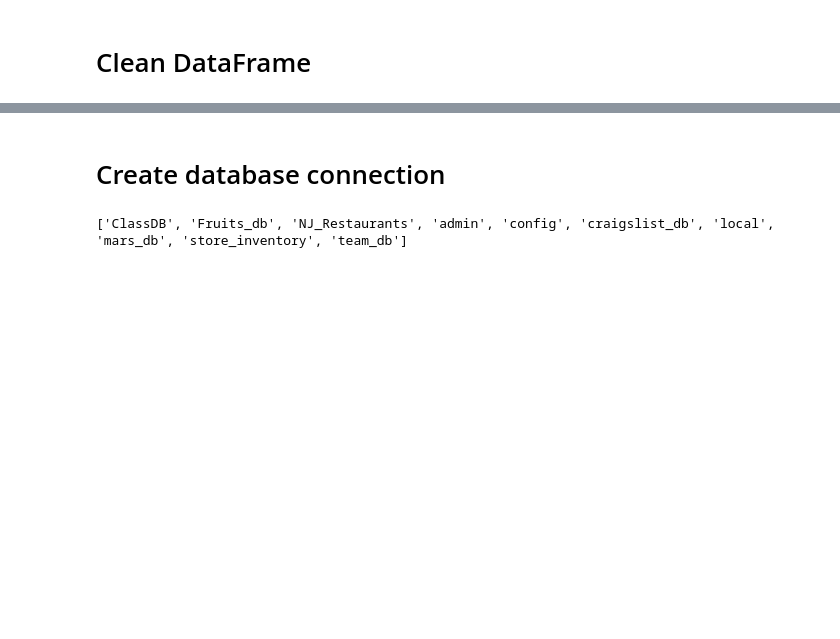
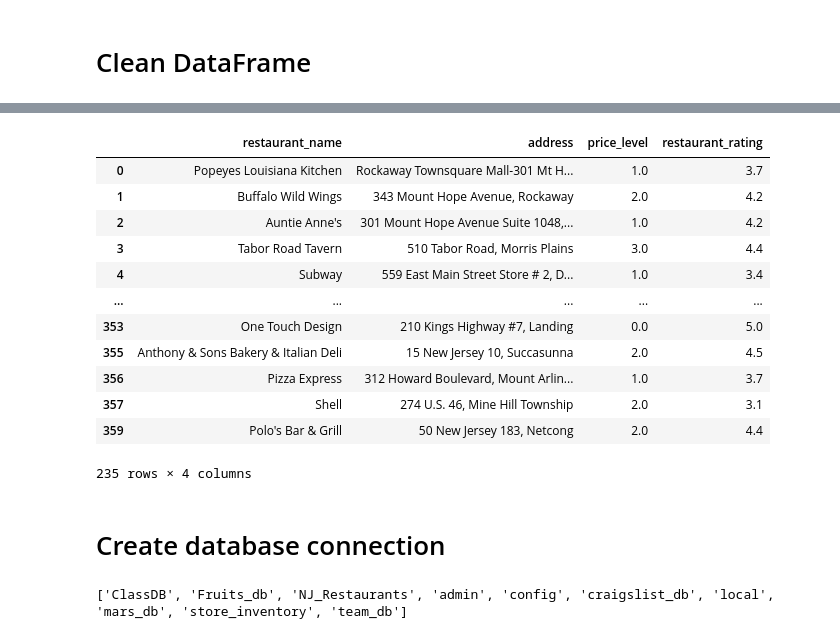
Before and after one commit to deliahellander/ETL-Project, a Jupyter notebook: Transformation/Transformation.ipynb, the cells around one changed output, grey strips where cells are left out. Saved outputs shown, nothing was run; the diff lists cells and outputs as text; code cells hidden in the pictures; blank space fills up the shorter version.

```diff
--- a/Transformation/Transformation.ipynb
+++ b/Transformation/Transformation.ipynb
@@ -311,0 +300,3 @@ new_yelp_business_df
+# %%
+new_google_data_df = google_data_df3[['restaurant_name', 'address', 'price_level', 'restaurant_rating']].copy()
+new_google_data_df.head()
@@ -337,3 +342,21 @@ yelp_business_df1.head()
+# %%
+new_google_data_df['price_level'] = new_google_data_df['price_level'].fillna(0)
+new_google_data_df['restaurant_rating'] = new_google_data_df['restaurant_rating'].fillna(0)
+new_google_data_df
+# %% [output]
+|  | restaurant_name | address | price_level | restaurant_rating |
+| 0 | Popeyes Louisiana Kitchen | Rockaway Townsquare Mall-301 Mt H... | 1.0 | 3.7 |
+| 1 | Buffalo Wild Wings | 343 Mount Hope Avenue, Rockaway | 2.0 | 4.2 |
+| 2 | Auntie Anne's | 301 Mount Hope Avenue Suite 1048,... | 1.0 | 4.2 |
+| 3 | Tabor Road Tavern | 510 Tabor Road, Morris Plains | 3.0 | 4.4 |
+| 4 | Subway | 559 East Main Street Store # 2, D... | 1.0 | 3.4 |
+| ... | ... | ... | ... | ... |
+| 353 | One Touch Design | 210 Kings Highway #7, Landing | 0.0 | 5.0 |
+| 355 | Anthony & Sons Bakery & Italian Deli | 15 New Jersey 10, Succasunna | 2.0 | 4.5 |
+| 356 | Pizza Express | 312 Howard Boulevard, Mount Arlin... | 1.0 | 3.7 |
+| 357 | Shell | 274 U.S. 46, Mine Hill Township | 2.0 | 3.1 |
+| 359 | Polo's Bar & Grill | 50 New Jersey 183, Netcong | 2.0 | 4.4 |
+235 rows × 4 columns
 # %% [markdown]
 # Create database connection
 # %%
```
Also changed, not shown: parts of 7 cells of this notebook.
